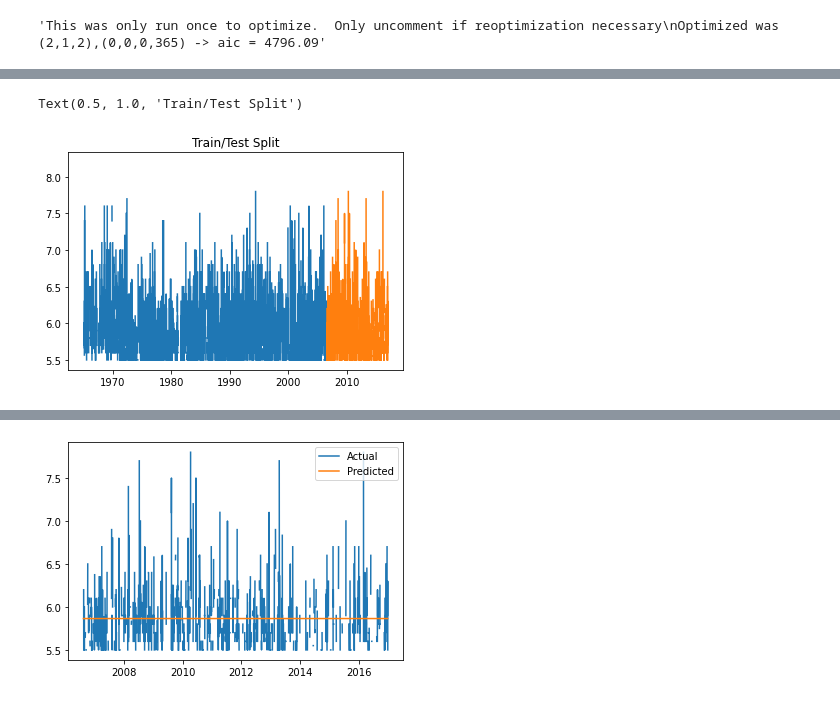
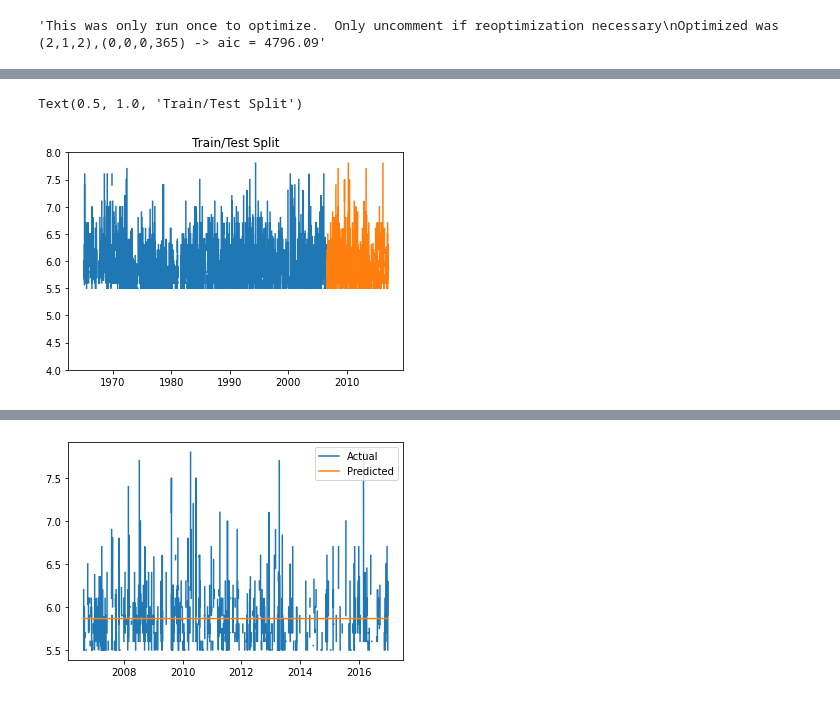
Before and after one commit to theobigdog/On-Shaky-Ground---Earthquakes-in-Asia, a Jupyter notebook: Flatiron Capstone - Earthquake Prediction.ipynb, the cells around one changed output, grey strips where cells are left out. Cells and saved outputs as stored; diff of their text form; code cells hidden in the pictures.

```diff
--- a/Flatiron Capstone - Earthquake Prediction.ipynb
+++ b/Flatiron Capstone - Earthquake Prediction.ipynb
@@ -1582,11 +1346,12 @@ test = daily_mean_asian[cutoff:]
 # %%
 fig, ax = plt.subplots()
 ax.plot(train)
 ax.plot(test)
+ax.set_ylim(4,8)
 ax.set_title('Train/Test Split')
 # %% [output]
 Text(0.5, 1.0, 'Train/Test Split')
-[figure, old version]
+[figure, new version]
 # %%
 arimax_mod = SARIMAX(train,
                     order=(2,1,2),
```
Also changed, not shown: parts of 101 cells of this notebook, 9 other files.
